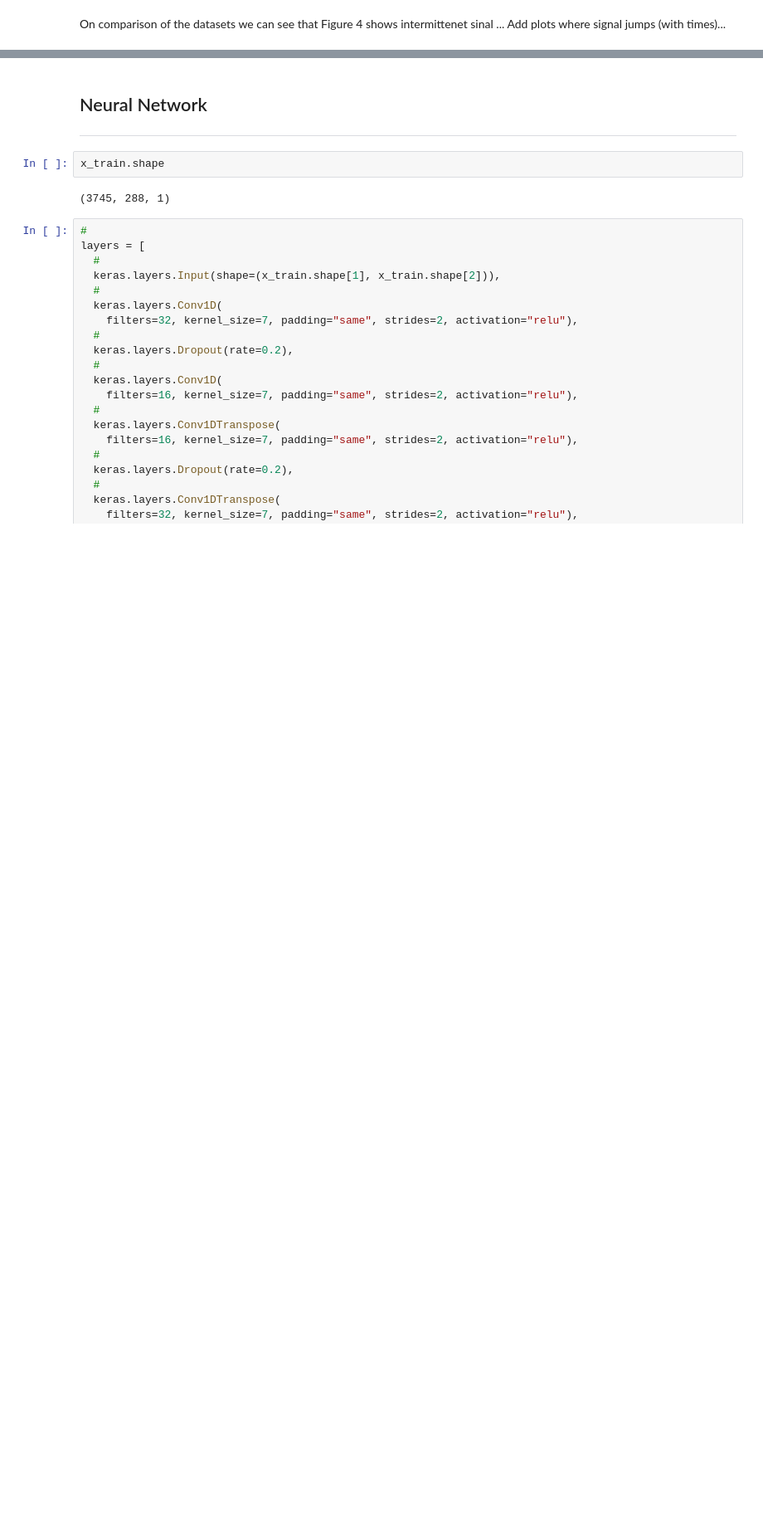
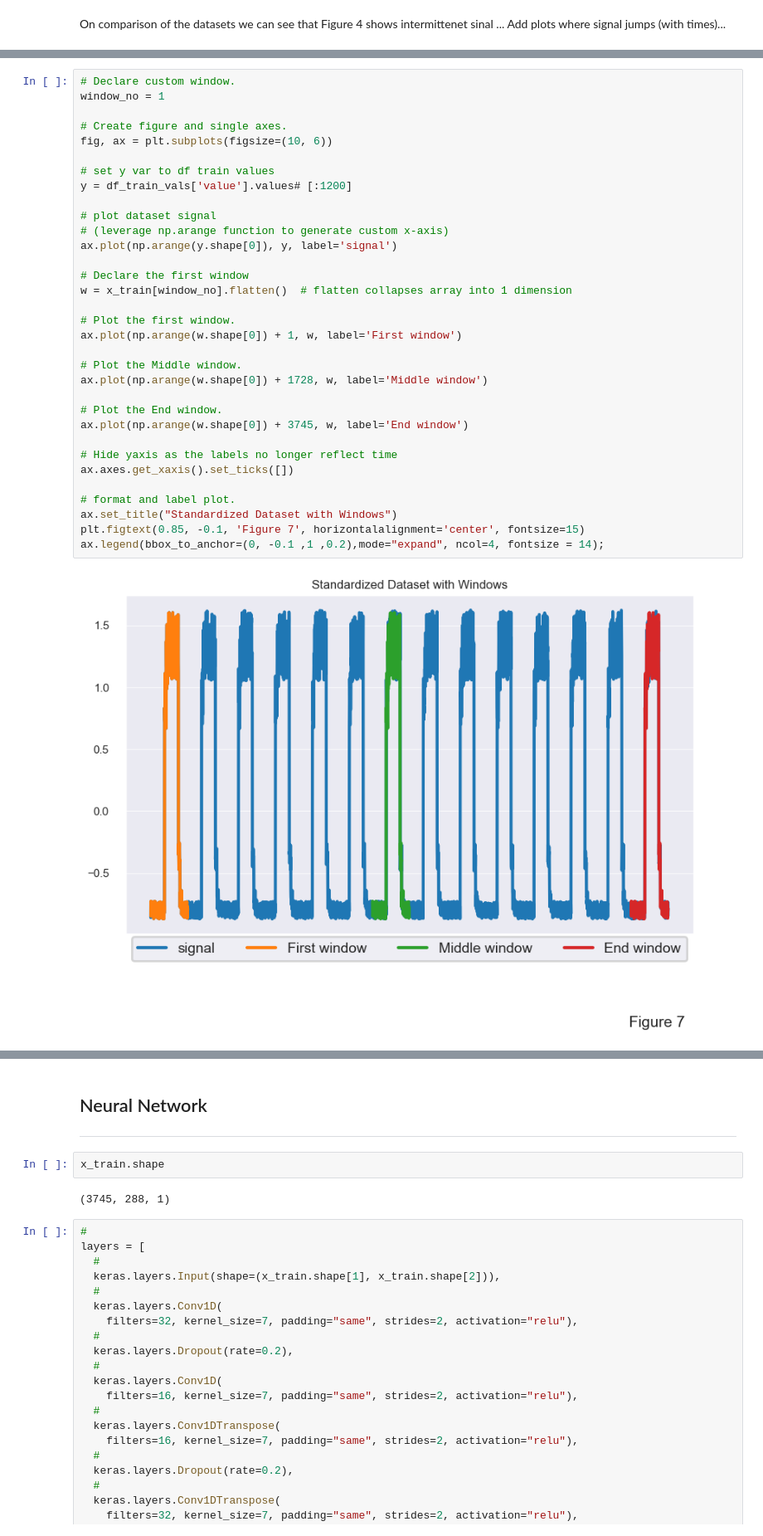
Before and after one commit to CiaranMoran27/machstat-assessment, a Jupyter notebook: time_series_anomaly_detection.ipynb, the cells around one changed output, grey strips where cells are left out. Shown: that part at 83% size. Cells and saved outputs as stored; diff of their text form; blank space fills up the shorter version.

```diff
--- a/time_series_anomaly_detection.ipynb
+++ b/time_series_anomaly_detection.ipynb
@@ -505,0 +341,35 @@ ax.legend();
+# %%
+# Declare custom window.
+window_no = 1
+
+# Create figure and single axes.
+fig, ax = plt.subplots(figsize=(10, 6))
+
+# set y var to df train values
+y = df_train_vals['value'].values# [:1200]
+
+# plot dataset signal
+# (leverage np.arange function to generate custom x-axis)
+ax.plot(np.arange(y.shape[0]), y, label='signal')
+
+# Declare the first window
+w = x_train[window_no].flatten()  # flatten collapses array into 1 dimension
+
+# Plot the first window.
+ax.plot(np.arange(w.shape[0]) + 1, w, label='First window')
+
+# Plot the Middle window.
+ax.plot(np.arange(w.shape[0]) + 1728, w, label='Middle window')
+
+# Plot the End window.
+ax.plot(np.arange(w.shape[0]) + 3745, w, label='End window')
+
+# Hide yaxis as the labels no longer reflect time
+ax.axes.get_xaxis().set_ticks([])
+
+# format and label plot.
+ax.set_title("Standardized Dataset with Windows")
+plt.figtext(0.85, -0.1, 'Figure 7', horizontalalignment='center', fontsize=15)
+ax.legend(bbox_to_anchor=(0, -0.1 ,1 ,0.2),mode="expand", ncol=4, fontsize = 14);
+# %% [output]
+[figure, added]
```
Also changed, not shown: parts of 67 cells of this notebook.
